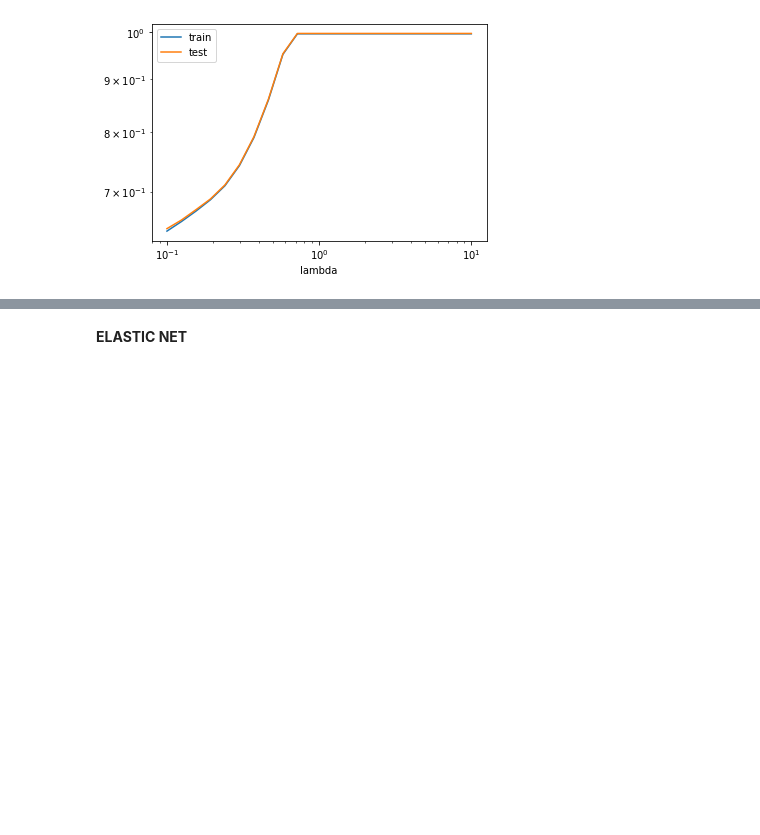
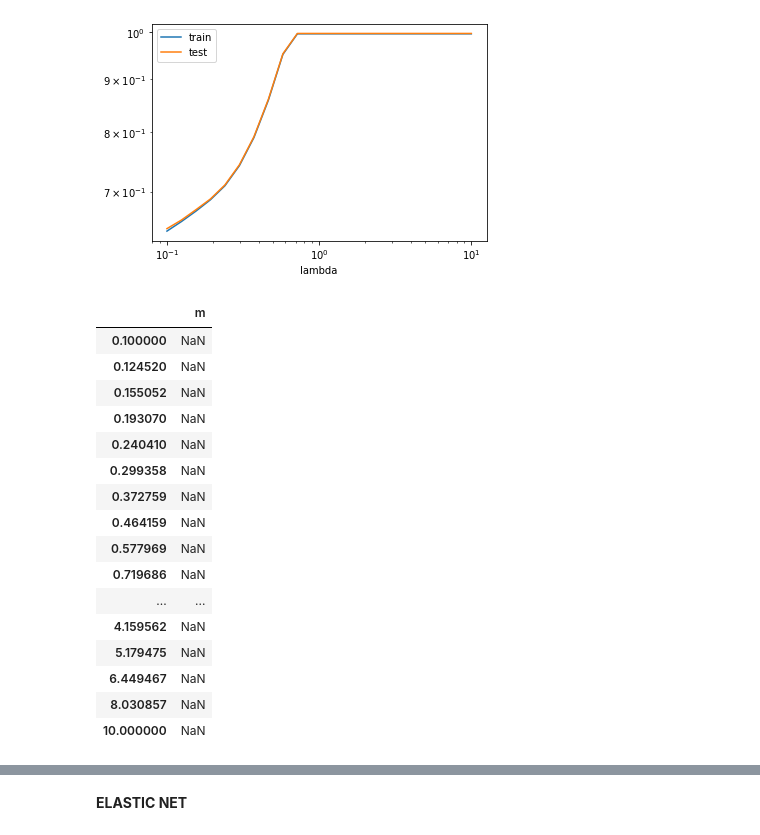
Before and after one commit to txg194/Qwe, a Jupyter notebook: Examproject/Final_dataset.ipynb, the cells around one changed output, grey strips where cells are left out. Drawn from its saved outputs; the diff is of its cells as text; code cells hidden in the pictures; blank space fills up the shorter version.

```diff
--- a/Examproject/Final_dataset.ipynb
+++ b/Examproject/Final_dataset.ipynb
@@ -477,6 +373,3 @@ print(mse(pipe_OLS.predict(X_test),y_test), round(np.sqrt(mse(pipe_OLS.predict(X
 pipe_lasso = make_pipeline(PolynomialFeatures(degree = 3, include_bias=True),
                            StandardScaler(),
                            Lasso(max_iter = 10000, alpha=lambda_, tol=tol))
-
-pipe_OLS.fit(X_dev, y_dev)
-print(mse(pipe_OLS.predict(X_test),y_test), round(np.sqrt(mse(pipe_OLS.predict(X_test),y_test))))
@@ -500,6 +396,8 @@ lambda_o_ = optimal_lambda_lasso
 #testing
 pipe_lasso = make_pipeline(PolynomialFeatures(degree = 3, include_bias=True),
                            StandardScaler(),
-                           Lasso(max_iter = 10000, alpha=optimal_lambda_lasso, tol=tol))
-pipe_lasso = pipe_lasso.fit(X_train, y_train)
+                           Lasso(max_iter = 10000, alpha=0.1, tol=tol))
+
+pipe_lasso.fit(X_dev, y_dev)
+print(lambda_o_,' ',round(mse(pipe_lasso.predict(X_test),y_test),3), round(np.sqrt(mse(pipe_lasso.predict(X_test),y_test)),3))
 # %% [output]
@@ -518,26 +416,45 @@ plt.show()
 # %%
 kfolds = KFold(n_splits=10)
 folds = list(kfolds.split(X_dev, y_dev))
 
 # outer loop: lambdas
-mseCV = []
+meanseCV = []
 for lambda__ in lambda_:
     # inner loop: folds
-    mseCV_ = []
+    meanseCV_ = []
     for train_idx, val_idx in folds :
         # train model and compute MSE on test fold
         pipe_lassoCV = make_pipeline(PolynomialFeatures(degree=3, include_bias=False),
                                      StandardScaler(),
                                      Lasso(max_iter = 10000, alpha=lambda__, tol=tol))
         X_train, y_train, = X_dev[train_idx], y_dev[train_idx]
         X_val, y_val = X_dev[val_idx], y_dev[val_idx]
         pipe_lassoCV.fit(X_train, y_train)
         mseCV_.append(mse(pipe_lassoCV.predict(X_val), y_val))
 
     # store result
-    mseCV.append(mseCV_)
+    meanseCV.append(meanseCV_)
 
 # convert to DataFrame
-lambdaCV = pd.DataFrame(mseCV, index=lambda_)
+lambdaCV = pd.DataFrame(meanseCV, index=lambda_)
 lambdaCV['m'] = lambdaCV.mean(axis=1)
 lambda_o_ = lambdaCV['m'].nsmallest(1).index
+lambdaCV
+# %% [output]
+|  | m |
+| 0.100000 | NaN |
+| 0.124520 | NaN |
+| 0.155052 | NaN |
+| 0.193070 | NaN |
+| 0.240410 | NaN |
+| 0.299358 | NaN |
+| 0.372759 | NaN |
+| 0.464159 | NaN |
+| 0.577969 | NaN |
+| 0.719686 | NaN |
+| ... | ... |
+| 4.159562 | NaN |
+| 5.179475 | NaN |
+| 6.449467 | NaN |
+| 8.030857 | NaN |
+| 10.000000 | NaN |
```
Also changed, not shown: parts of 16 cells of this notebook.
